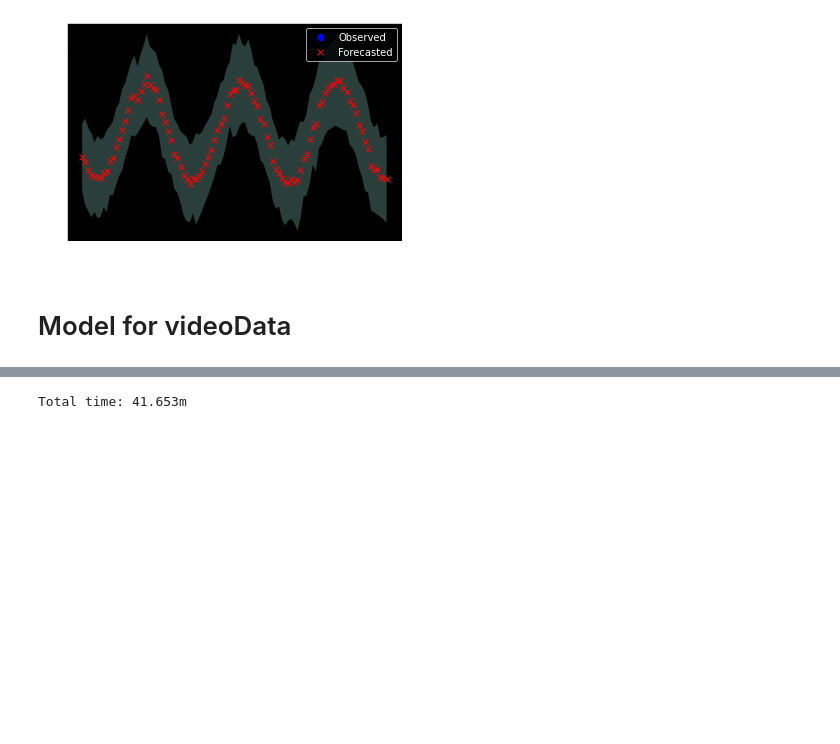
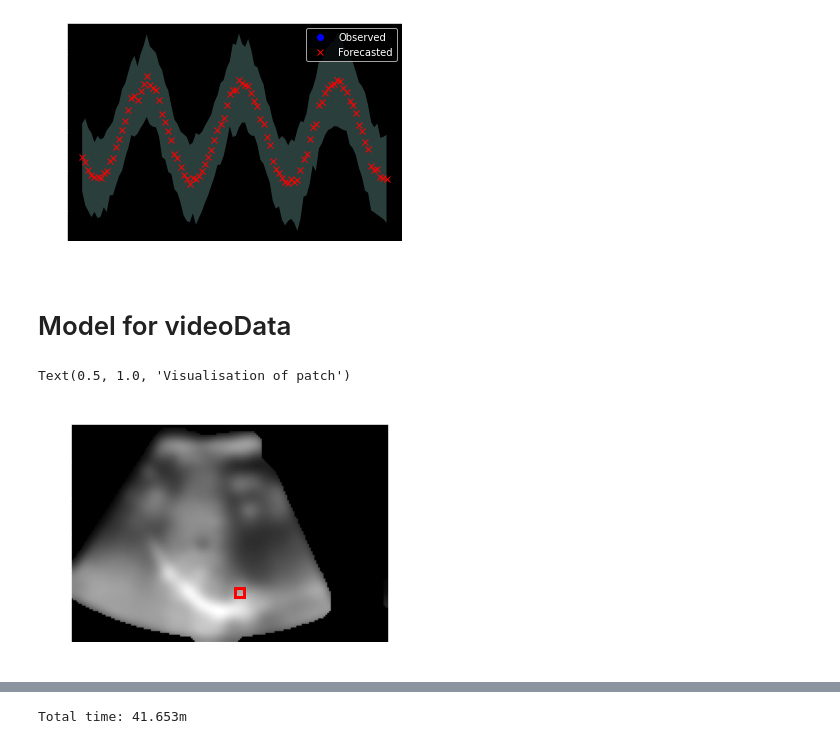
Before and after one commit to markusOlsen1/ModelBasedProject, a Jupyter notebook: main.ipynb, the cells around one changed output, grey strips where cells are left out. Saved outputs shown, nothing was run; the diff lists cells and outputs as text; code cells hidden in the pictures; blank space fills up the shorter version.

```diff
--- a/main.ipynb
+++ b/main.ipynb
@@ -195,0 +203,8 @@ plt.show()
+# %%
+fig, ax = plt.subplots()
+ax.imshow(videoTransMaskList[1][0,:,:],cmap = "gray")
+ax.add_patch(patch.Rectangle((90,90),5,5,linewidth=3,edgecolor ='r',facecolor ='none'),)
+ax.set_title( "Visualisation of patch")
+# %% [output]
+Text(0.5, 1.0, 'Visualisation of patch')
+[figure, added]
```
Also changed, not shown: parts of 5 cells of this notebook.
